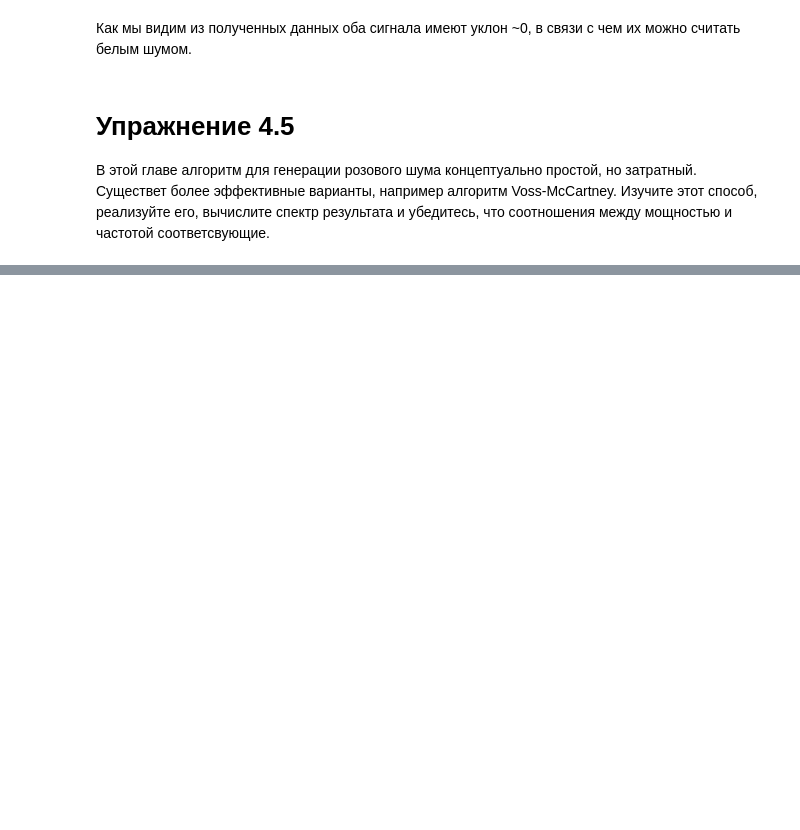
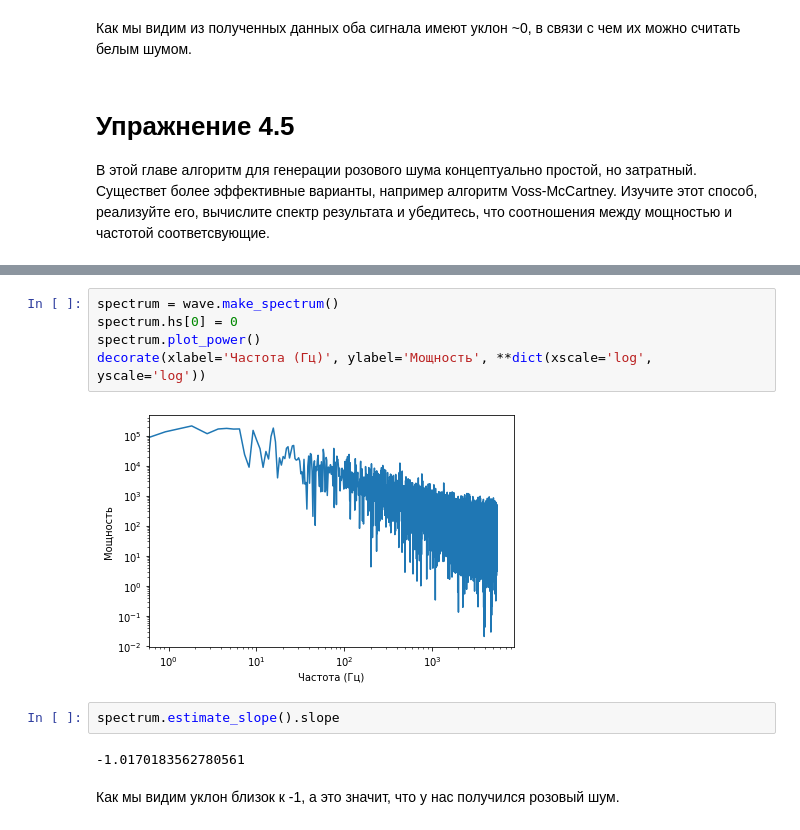
Before and after one commit to DenZhid/TelecommunicationSystemsLabs, a Jupyter notebook: Lab4/Lab4.ipynb, the cells around one changed output, grey strips where cells are left out. Drawn from its saved outputs; the diff is of its cells as text; blank space fills up the shorter version.

```diff
--- a/Lab4/Lab4.ipynb
+++ b/Lab4/Lab4.ipynb
@@ -319,0 +355,13 @@ like_white_noise_spectrum.estimate_slope().slope
+# %%
+spectrum = wave.make_spectrum()
+spectrum.hs[0] = 0
+spectrum.plot_power()
+decorate(xlabel='Частота (Гц)', ylabel='Мощность', **dict(xscale='log', yscale='log'))
+# %% [output]
+[figure, added]
+# %%
+spectrum.estimate_slope().slope
+# %% [output]
+-1.0170183562780561
+# %% [markdown]
+Как мы видим уклон близок к -1, а это значит, что у нас получился розовый шум.
```
Also changed, not shown: parts of 6 cells of this notebook.
